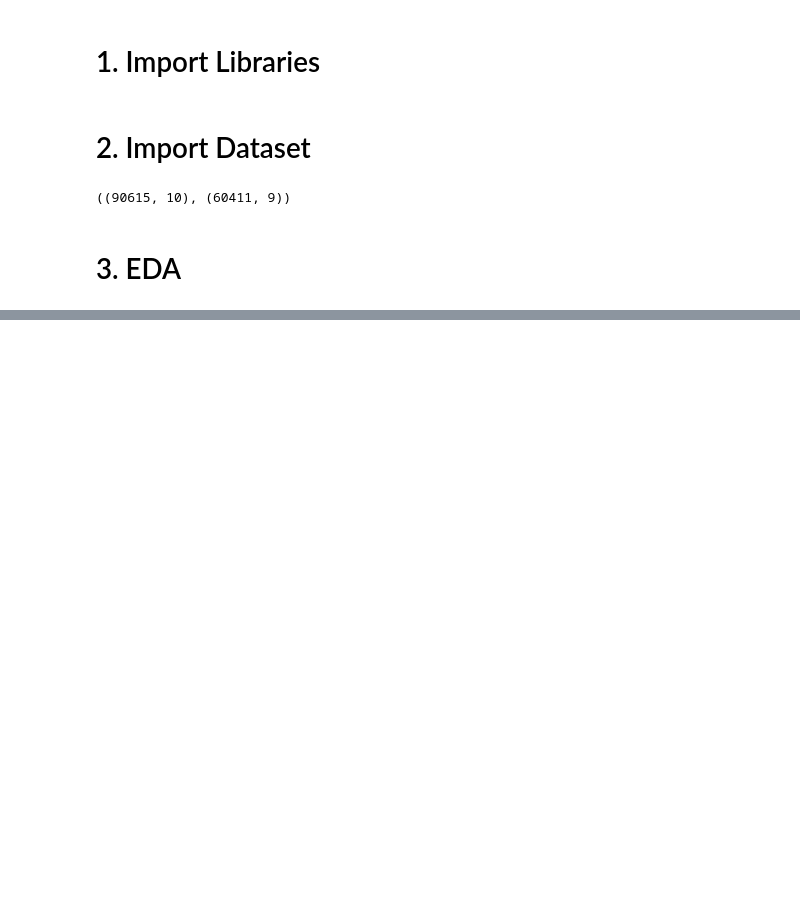
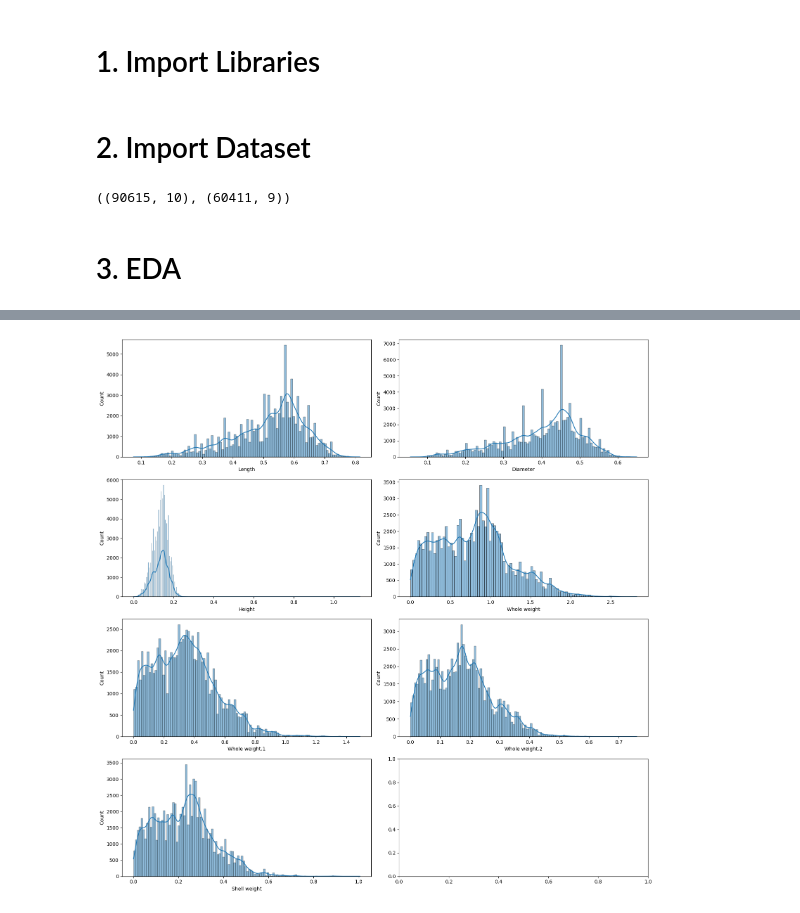
Before and after one commit to Rupanshu-Kapoor/Abalone-Regression-Kaggle-Competition, a Jupyter notebook: abalone-regression.ipynb, the cells around one changed output, grey strips where cells are left out. Saved outputs shown, nothing was run; the diff lists cells and outputs as text; code cells hidden in the pictures; blank space fills up the shorter version.

```diff
--- a/abalone-regression.ipynb
+++ b/abalone-regression.ipynb
@@ -76,0 +172,9 @@ dtype: int64
+# %%
+fig, axs = plt.subplots(4,2, figsize=(16,16))
+for index, feature in enumerate(numeric_feature):
+    sns.histplot(data=train_df, x=feature, ax= axs[index//2, index%2], kde=True)
+
+plt.tight_layout()
+fig.show()
+# %% [output]
+[figure, added]
```
Also changed, not shown: parts of 32 cells of this notebook.
